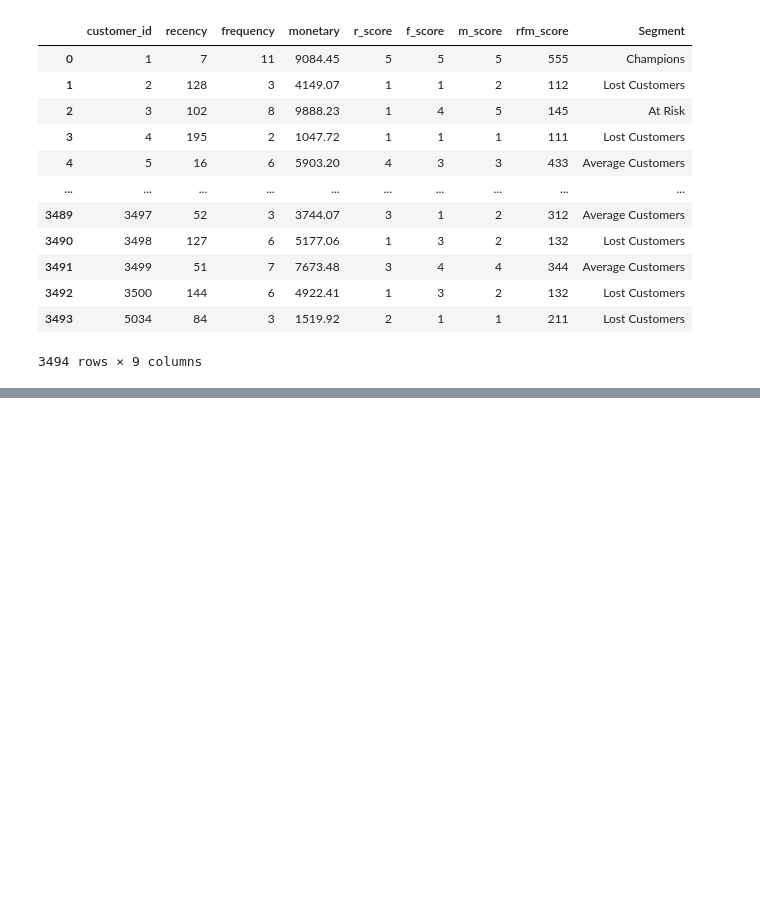
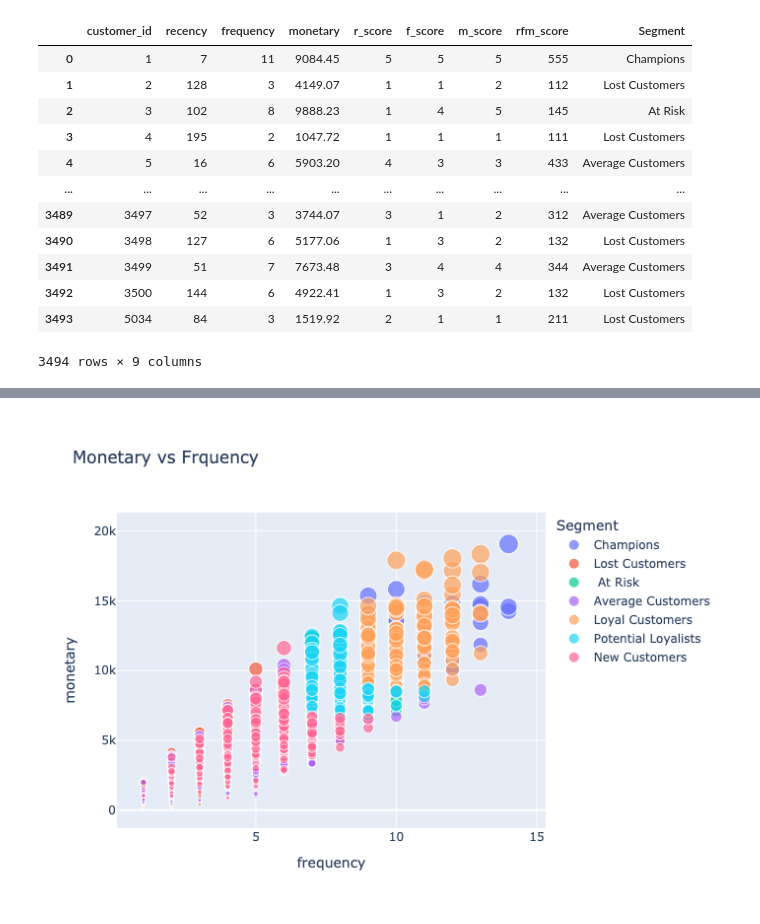
Before and after one commit to tanu-khanuja/customer_segmentation, a Jupyter notebook: notebooks/RFM analysis.ipynb, the cells around one changed output, grey strips where cells are left out. Saved outputs shown, nothing was run; the diff lists cells and outputs as text; code cells hidden in the pictures; blank space fills up the shorter version.

```diff
--- a/notebooks/RFM analysis.ipynb
+++ b/notebooks/RFM analysis.ipynb
@@ -404,15 +428,25 @@ rfm_data
 # %%
 import plotly.express as px
 import pandas as pd
 
 # Example DataFrame
 data = rfm_data
 df = pd.DataFrame(data)
 
-# Scatter plot for monetary vs recency
-fig = px.scatter(df, x='recency', y='monetary', color='Segment',
-                 title='Monetary vs Recency',
-                 size_max=30)
+# Scatter plot for monetary vs frequency
+fig = px.scatter(df, x='frequency', y='monetary', color='Segment',
+                 title='Monetary vs Frquency',
+                 size = 'monetary',
+                 size_max=20)
 
 # Show plot
-fig.show()
+# fig.show()
+
+# Save the figure as a static image
+pio.write_image(fig, 'monetary_vs_frequency.png')
+
+# Display the image in the notebook
+
+Image('monetary_vs_frequency.png')
+# %% [output]
+[figure, added]
```
Also changed, not shown: parts of 4 cells of this notebook, 12 other files.
